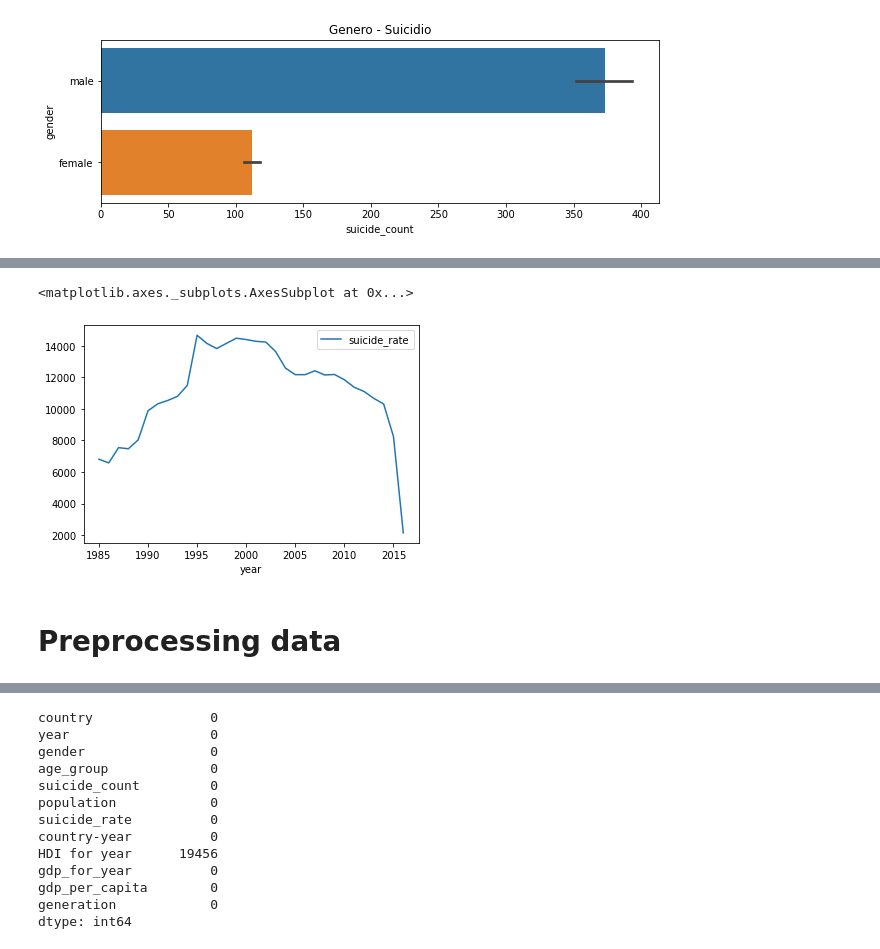
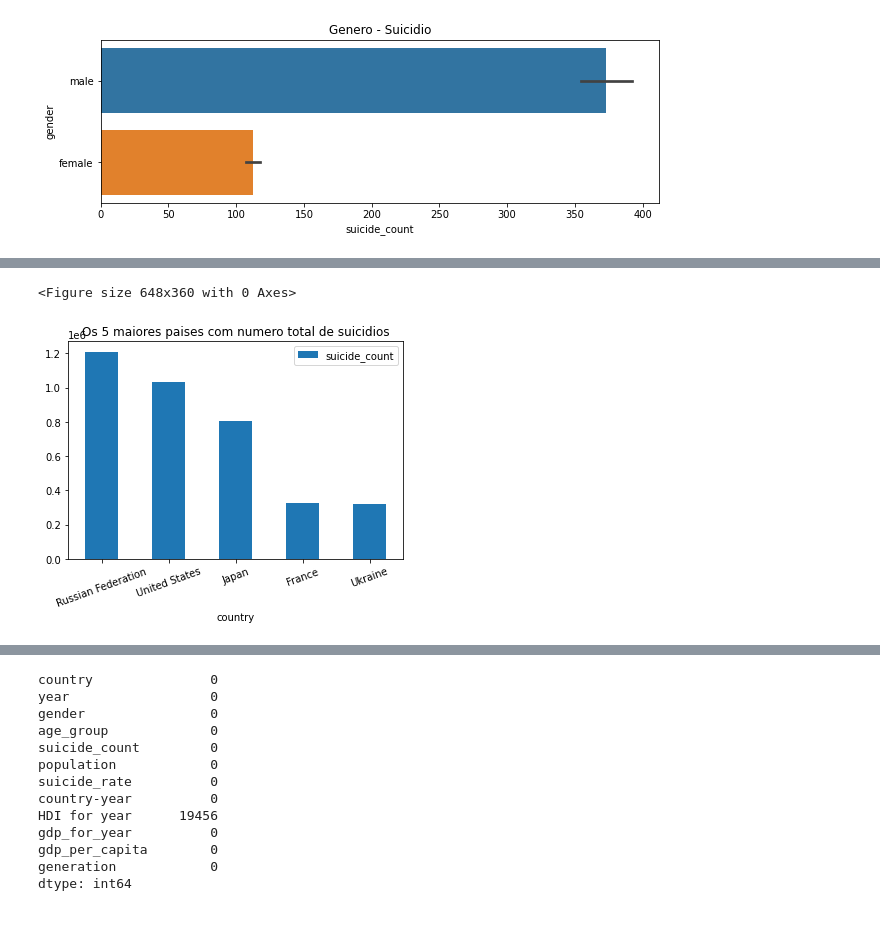
Before and after one commit to lademir/TP-Final-iNF420, a Jupyter notebook: TP_final.ipynb, the cells around one changed output, grey strips where cells are left out. Drawn from its saved outputs; the diff is of its cells as text; code cells hidden in the pictures; blank space fills up the shorter version.

```diff
--- a/TP_final.ipynb
+++ b/TP_final.ipynb
@@ -299,9 +173,14 @@ plt.show()
-# %%
-#Line plpot of year and suicide_rate
-
-df[['year','suicide_rate']].groupby(['year']).sum().plot()
-# %% [output]
-<matplotlib.axes._subplots.AxesSubplot at 0x...>
-[figure, removed]
-# %% [markdown]
-# Preprocessing data
+# %%
+# 5 paises com maiores numeros de suicidio totais
+
+top5 = df[['country','suicide_count']].groupby(['country']).sum().sort_values(by="suicide_count", ascending=False)[:5]
+
+topdf = pd.DataFrame(top5)
+
+plt.figure(figsize=(9,5))
+topdf.plot.bar(rot=20)
+plt.title("Os 5 maiores paises com numero total de suicidios")
+plt.show()
+# %% [output]
+<Figure size 648x360 with 0 Axes>
+[figure, added]
```
Also changed, not shown: parts of 38 cells of this notebook.
